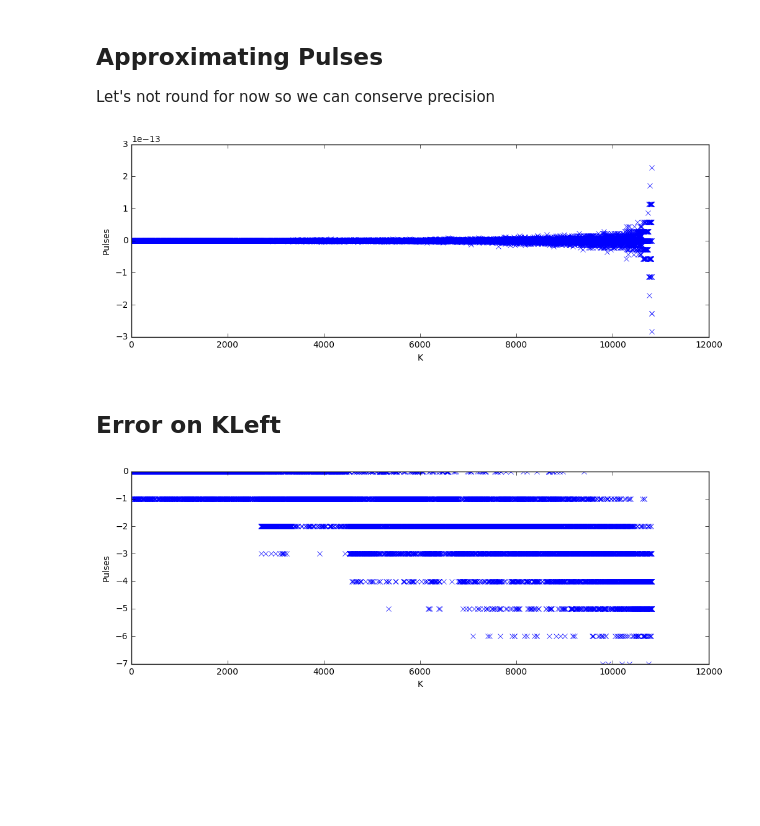
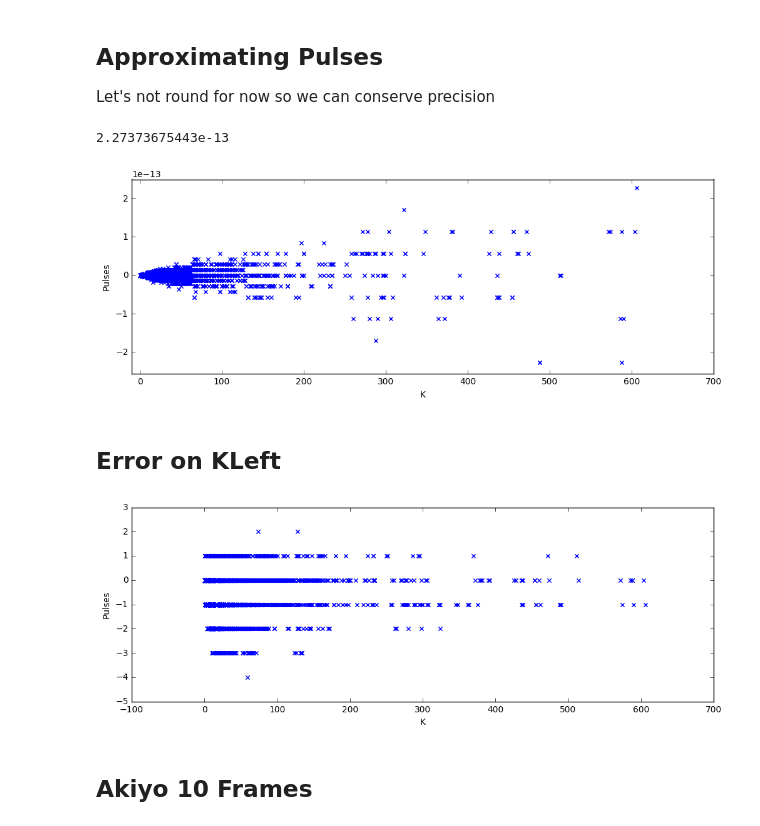
Before and after one commit to luctrudeau/DaalaNotebooks, a Jupyter notebook: PVQ/ApproximatingPulses.ipynb, the cells around one changed output. Cells and saved outputs as stored; diff of their text form; code cells hidden in the pictures; blank space fills up the shorter version.

Commit message:
Added plots for Akiyo 10 frames. And fix now the x axis really is K.

```diff
--- a/PVQ/ApproximatingPulses.ipynb
+++ b/PVQ/ApproximatingPulses.ipynb
@@ -12,8 +12,8 @@ import matplotlib.pyplot as plt
 
 Coefficients and Pulses from the first frame of Akiyo
 # %%
-coeffs = np.genfromtxt('data/coeffs4x4.csv', delimiter=',')
+coeffs = np.genfromtxt('data/AkiyoF1_coeffs4x4.csv', delimiter=',')
 coeffs = coeffs[:,0:15]
-pulses = np.genfromtxt('data/pulses4x4.csv', delimiter=',')
+pulses = np.genfromtxt('data/AkiyoF1_pulses4x4.csv', delimiter=',')
 pulses = pulses[:,0:15]
-ks = np.genfromtxt('data/k4x4.csv', delimiter=',')
+ks = np.genfromtxt('data/AkiyoF1_k4x4.csv', delimiter=',')
@@ -40,30 +36,49 @@ def shape(v):
 ## Approximating Pulses
 Let's not round for now so we can conserve precision
 # %%
-approxPulses = np.zeros(shape=pulses.shape)
-for i in range(0,len(pulses)):
-    s = shape(coeffs[i,:])
-    approxPulses[i] = np.true_divide(s,sum(np.abs(s)))*ks[i]
+def approximatePulses(_coeffs, _ks):
+    _approxPulses = np.zeros(shape=pulses.shape)
+    for i in range(0,len(pulses)):
+        s = shape(_coeffs[i,:])
+        _approxPulses[i] = np.true_divide(s,sum(np.abs(s)))*_ks[i]
 
-for i in range(0, numLines):
-    assert(ks[i] - sum(abs(approxPulses[i,:])) < 0.0001)
+    # Sanity check that the approximated pulses match with k
+    for i in range(0, numLines):
+        assert(_ks[i] - sum(abs(_approxPulses[i,:])) < 0.0001)
+
+    return _approxPulses
+
+approxPulses = approximatePulses(coeffs, ks)
 # %%
-plt.figure(figsize=(12,4))
-error = np.abs(approxPulses[:]).sum(axis=1) - np.abs(pulses[:]).sum(axis=1)
+def plotApproxErr(_approxPulses, _pulses):
+    plt.figure(figsize=(12,4))
+    error = np.abs(_approxPulses[:]).sum(axis=1) - np.abs(_pulses[:]).sum(axis=1)
+    print(max(error))
 
-f = plt.plot(error[ind], marker="x", linestyle="none")
-f = plt.xlabel('K')
-f = plt.ylabel('Pulses')
+    f = plt.scatter(ks, error, marker="x")
+    f = plt.xlabel('K')
+    f = plt.ylabel('Pulses')
+    axes = plt.gca()
+    axes.set_xlim([-10,700])
+    axes.set_ylim([min(error)*0.9,max(error)*1.1])
+
+plotApproxErr(approxPulses, pulses)
 # %% [output]
+2.27373675443e-13
-[figure, old version]
+[figure, new version]
 # %% [markdown]
 ## Error on KLeft
 # %%
-plt.figure(figsize=(12,4))
-KLeftErr = np.round(np.abs(approxPulses[:,0:7]).sum(axis=1)) - np.abs(pulses[:,0:7]).sum(axis=1)
+def plotKLeftErr(_approxPulses, _pulses):
+    plt.figure(figsize=(12,4))
+    KLeftErr = np.round(np.abs(_approxPulses[:,0:7]).sum(axis=1)) - np.abs(_pulses[:,0:7]).sum(axis=1)
 
-f = plt.plot(KLeftErr[ind], marker="x", linestyle="none")
-f = plt.xlabel('K')
-f = plt.ylabel('Pulses')
+    f = plt.scatter(ks, KLeftErr, marker="x")
+    f = plt.xlabel('K')
+    f = plt.ylabel('Pulses')
+
+plotKLeftErr(approxPulses, pulses)
 # %% [output]
-[figure, old version]
+[figure, new version]
+# %% [markdown]
+## Akiyo 10 Frames
```
Also changed, not shown: parts of 5 cells of this notebook, 6 other files.
